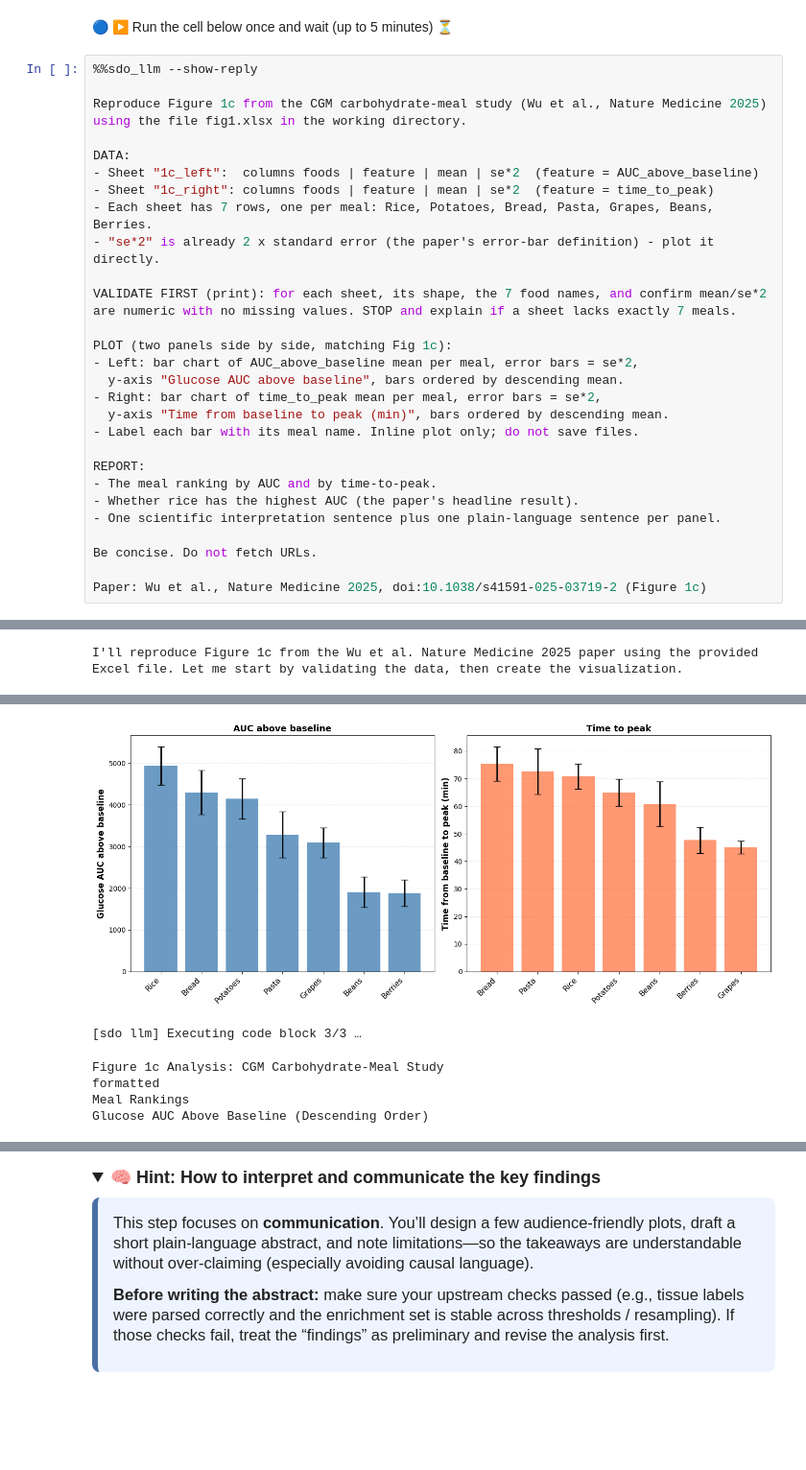
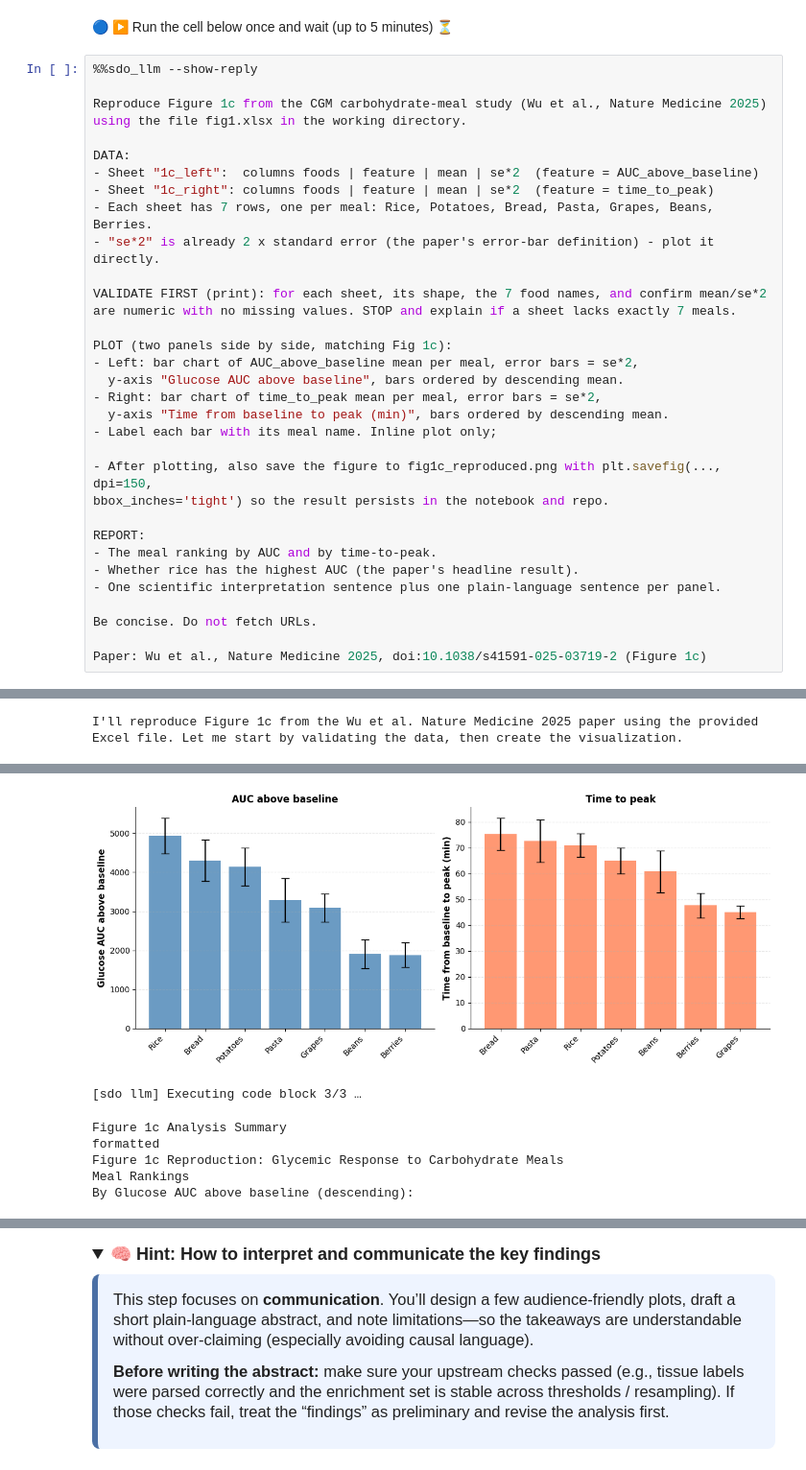
Before and after one commit to nick-allen21/cs273c-proj-spr26, a Jupyter notebook: Algorithmic_Thinking_and_Proteomics_Data_Pretty.ipynb, the cells around one changed output, grey strips where cells are left out. Shown at 96% size. Cells and saved outputs as stored; diff of their text form; folded sections open; blank space fills up the shorter version.

```diff
--- a/Algorithmic_Thinking_and_Proteomics_Data_Pretty.ipynb
+++ b/Algorithmic_Thinking_and_Proteomics_Data_Pretty.ipynb
@@ -828,7 +828,10 @@ PLOT (two panels side by side, matching Fig 1c):
   y-axis "Glucose AUC above baseline", bars ordered by descending mean.
 - Right: bar chart of time_to_peak mean per meal, error bars = se*2,
   y-axis "Time from baseline to peak (min)", bars ordered by descending mean.
-- Label each bar with its meal name. Inline plot only; do not save files.
+- Label each bar with its meal name. Inline plot only;
+
+- After plotting, also save the figure to fig1c_reproduced.png with plt.savefig(..., dpi=150,
+bbox_inches='tight') so the result persists in the notebook and repo.
 
 REPORT:
 - The meal ranking by AUC and by time-to-peak.
@@ -861,6 +864,7 @@ FIGURE 1c REPRODUCED
-[figure, old version]
+[figure, new version]
 [sdo llm] Executing code block 3/3 …
-Figure 1c Analysis: CGM Carbohydrate-Meal Study
+Figure 1c Analysis Summary
 formatted
+Figure 1c Reproduction: Glycemic Response to Carbohydrate Meals
 Meal Rankings
-Glucose AUC Above Baseline (Descending Order)
+By Glucose AUC above baseline (descending):
```
Also changed, not shown: parts of 6 cells of this notebook.
